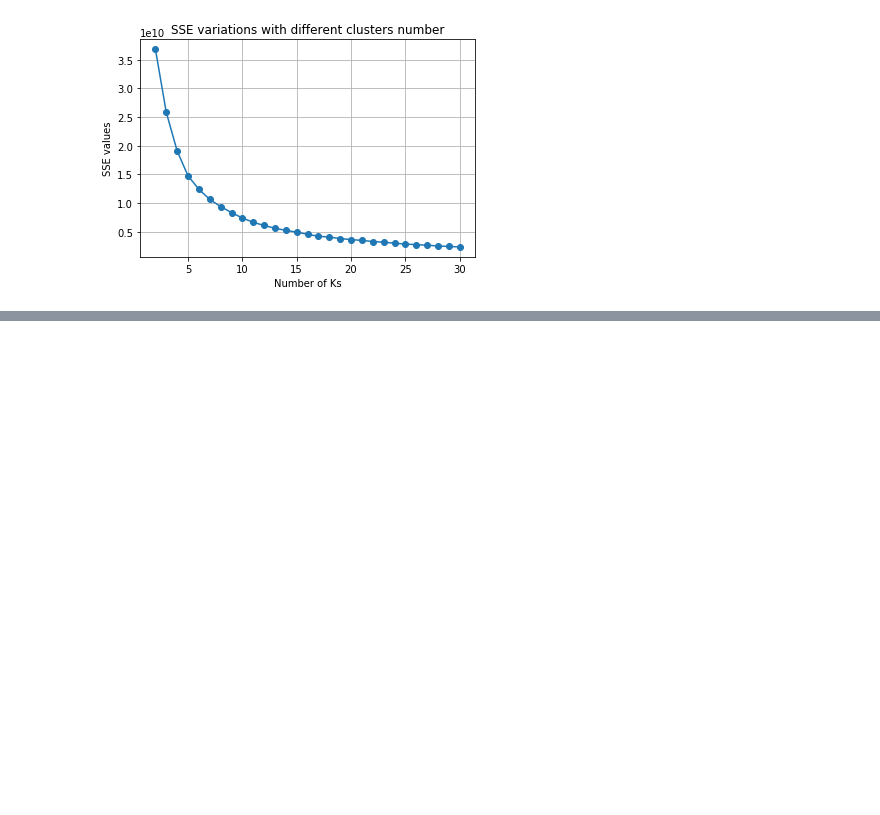
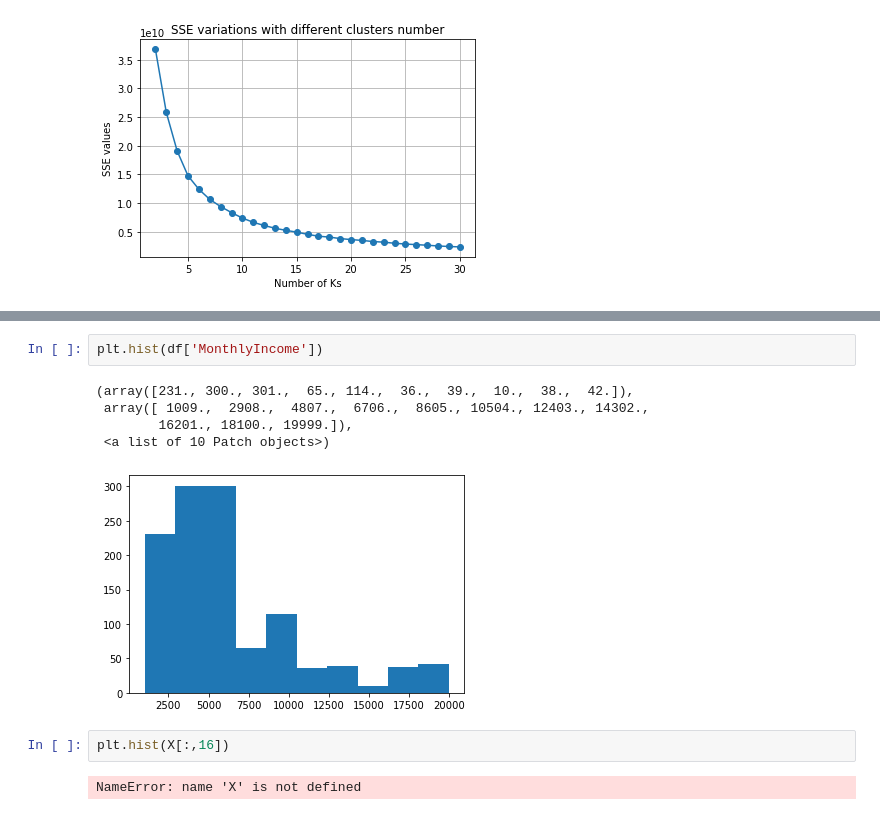
Before and after one commit to samucucchi/DataMining-1, a Jupyter notebook: DataClustering-attrition.ipynb, the cells around one changed output, grey strips where cells are left out. Cells and saved outputs as stored; diff of their text form; blank space fills up the shorter version.

```diff
--- a/DataClustering-attrition.ipynb
+++ b/DataClustering-attrition.ipynb
@@ -64,0 +102,12 @@ plt.show()
+# %%
+plt.hist(df['MonthlyIncome'])
+# %% [output]
+(array([231., 300., 301.,  65., 114.,  36.,  39.,  10.,  38.,  42.]),
+ array([ 1009.,  2908.,  4807.,  6706.,  8605., 10504., 12403., 14302.,
+        16201., 18100., 19999.]),
+ <a list of 10 Patch objects>)
+[figure, added]
+# %%
+plt.hist(X[:,16])
+# %% [output]
+NameError: name 'X' is not defined
```
Also changed, not shown: parts of 8 cells of this notebook, 1 other file.
